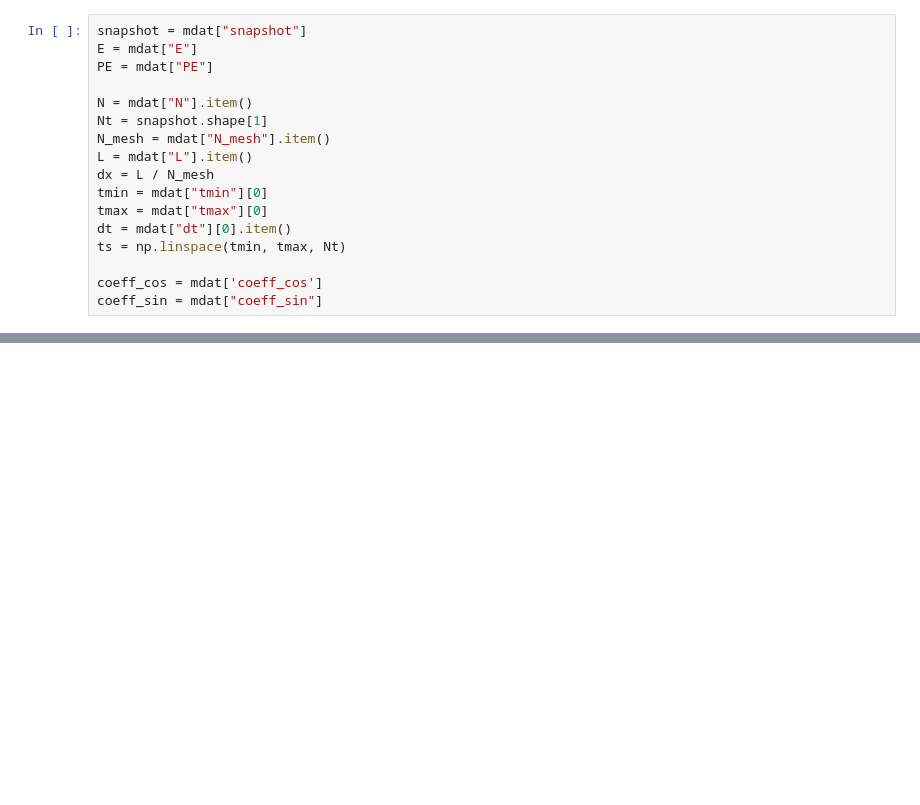
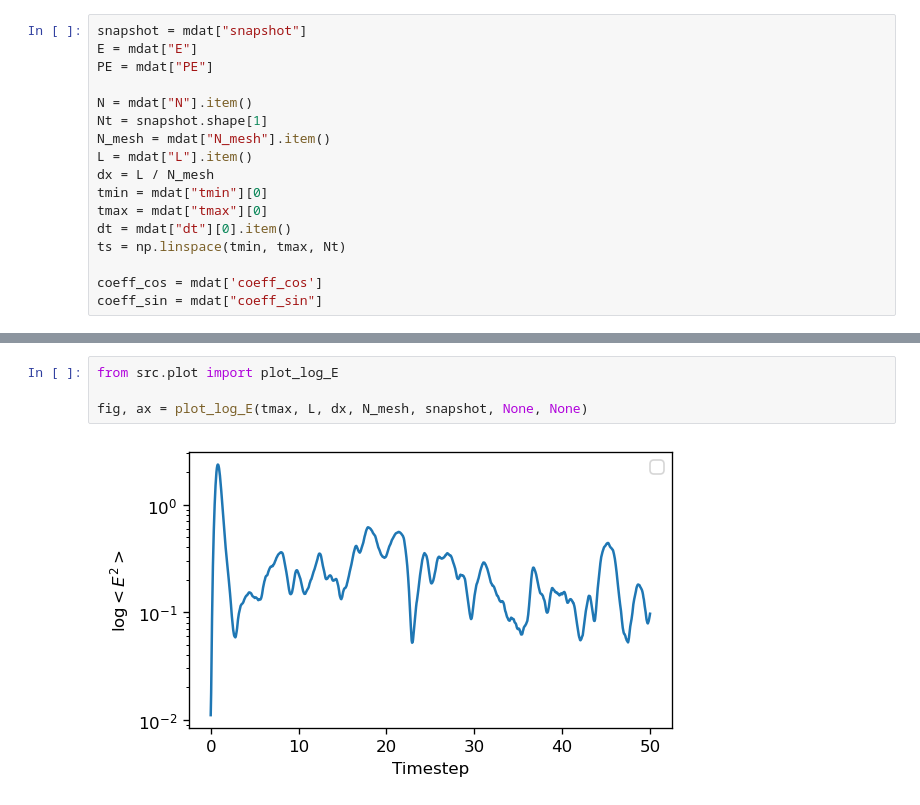
Before and after one commit to ZINZINBIN/Optimal-Control-1D-Electrostatic-Plasma, a Jupyter notebook: analysis/optimal_control_two_stream.ipynb, the cells around one changed output, grey strips where cells are left out. Cells and saved outputs as stored; diff of their text form; blank space fills up the shorter version.

```diff
--- a/analysis/optimal_control_two_stream.ipynb
+++ b/analysis/optimal_control_two_stream.ipynb
@@ -41,0 +42,6 @@ fig, axes = plot_two_stream_evolution(snapshot, None, None, 0, L, -10.0, 10.0)
+# %%
+from src.plot import plot_log_E
+
+fig, ax = plot_log_E(tmax, L, dx, N_mesh, snapshot, None, None)
+# %% [output]
+[figure, added]
```
Also changed, not shown: parts of 2 cells of this notebook, 2 other files.
